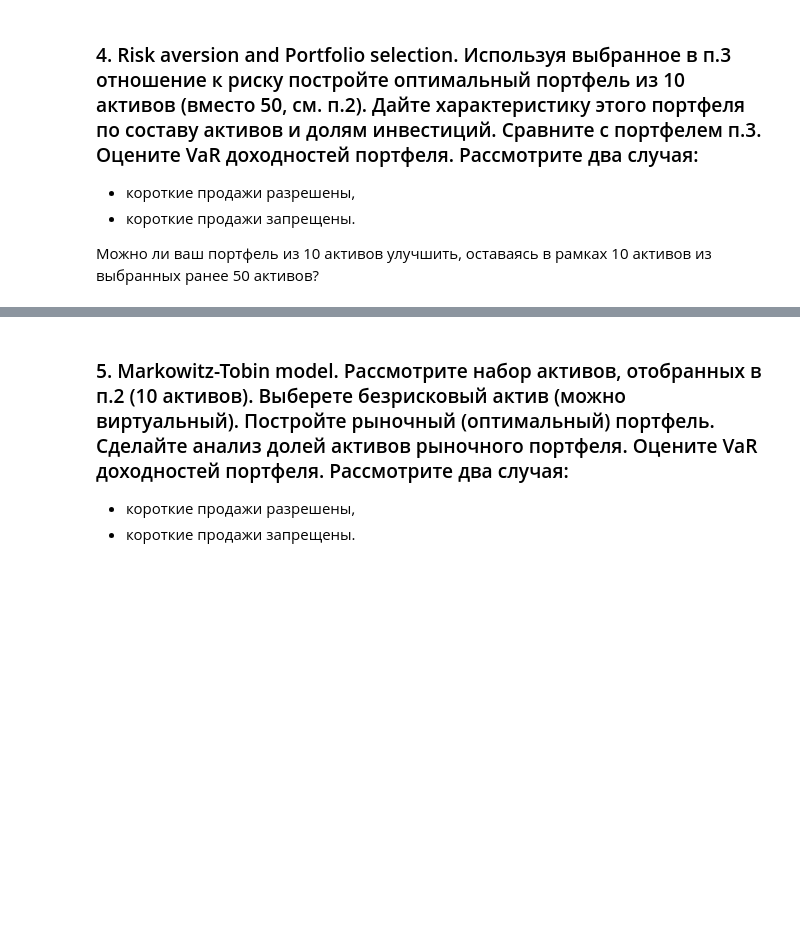
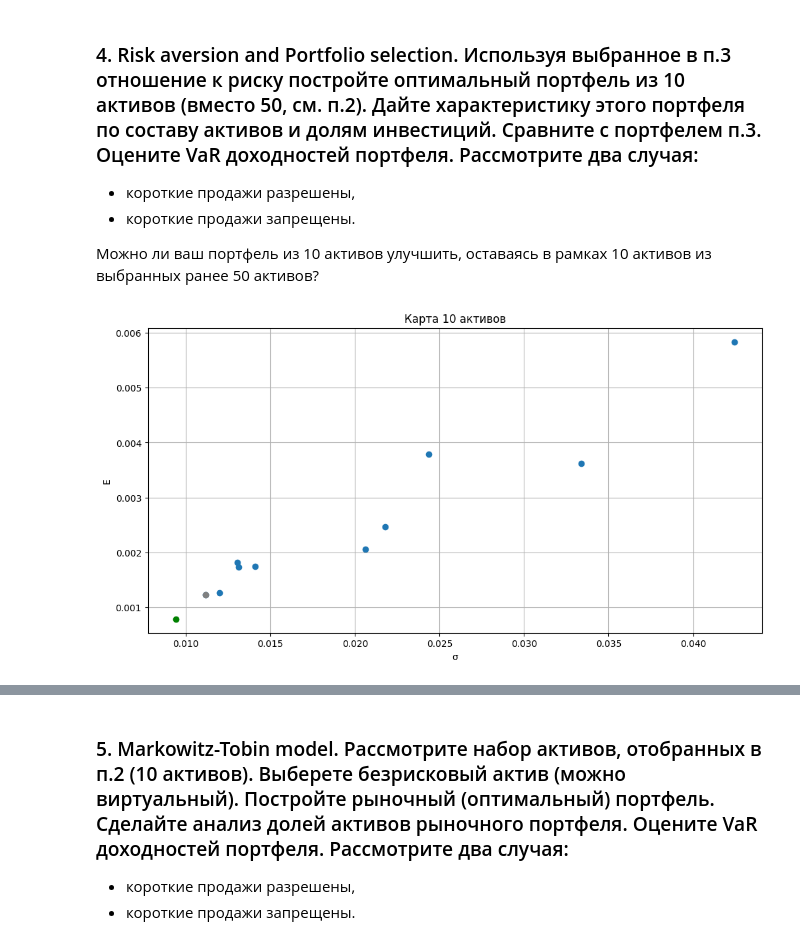
Before and after one commit to LevBugrov/financial-transaction-models, a Jupyter notebook: lab2.ipynb, the cells around one changed output, grey strips where cells are left out. Saved outputs shown, nothing was run; the diff lists cells and outputs as text; code cells hidden in the pictures; blank space fills up the shorter version.

```diff
--- a/lab2.ipynb
+++ b/lab2.ipynb
@@ -428,3 +474,24 @@ plt.show()
 - короткие продажи запрещены.
 
 Можно ли ваш портфель из 10 активов улучшить, оставаясь в рамках 10 активов из выбранных ранее 50 активов?
+# %%
+x_min_risk_my_10 = optimize_portfolio(E_10, cov_matrix_10, bounds = ((None, None),), target_return=target_E)
+min_risk_my_10 = risk_porfolio(x_min_risk_my_10, cov_matrix_10)
+E_mr_my_10 = np.dot(x_min_risk_my_10, E_10)
+# %%
+x_min_risk_ns_my_10 = optimize_portfolio(E_10, cov_matrix_10, bounds = ((0.0, 1.0),), target_return=target_E)
+min_risk_ns_my_10 = risk_porfolio(x_min_risk_ns_my_10, cov_matrix_10)
+E_mr_ns_my_10 = np.dot(x_min_risk_ns_my_10, E_10)
+# %%
+plt.figure(figsize=(12, 6))
+plt.xlabel('σ')
+plt.ylabel('E')
+plt.grid(True)
+plt.title("Карта 10 активов")
+plt.scatter(vars_10, E_10)
+plt.scatter(min_risk_my_10, E_mr_my_10, c='green', label="Выбранный портфель из 10 активов с короткими продажами")
+plt.scatter(min_risk_ns_my_10, E_mr_ns_my_10, c='gray', label="Выбранный портфель из 10 активов без коротких продаж")
+
+plt.show()
+# %% [output]
+[figure, added]
```
Also changed, not shown: parts of 9 cells of this notebook.
